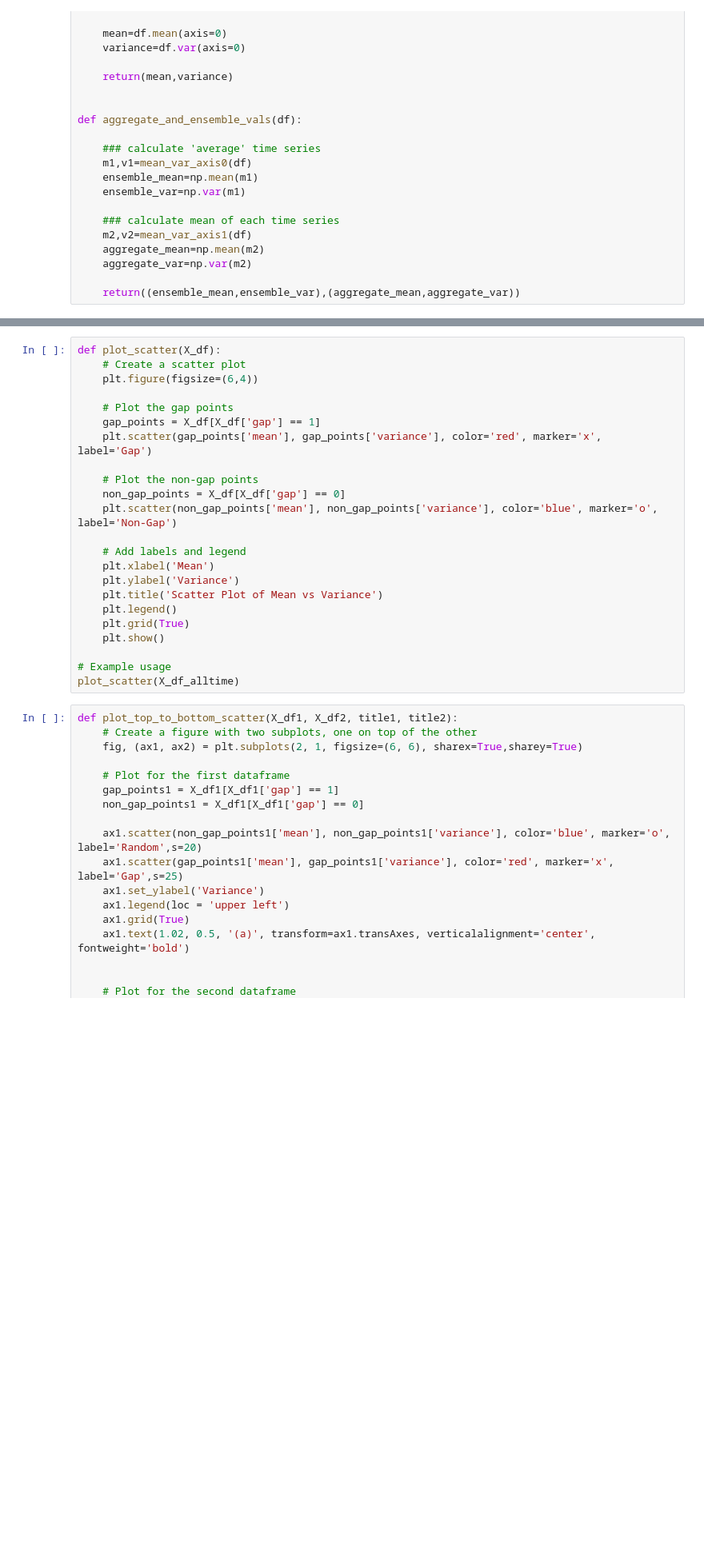
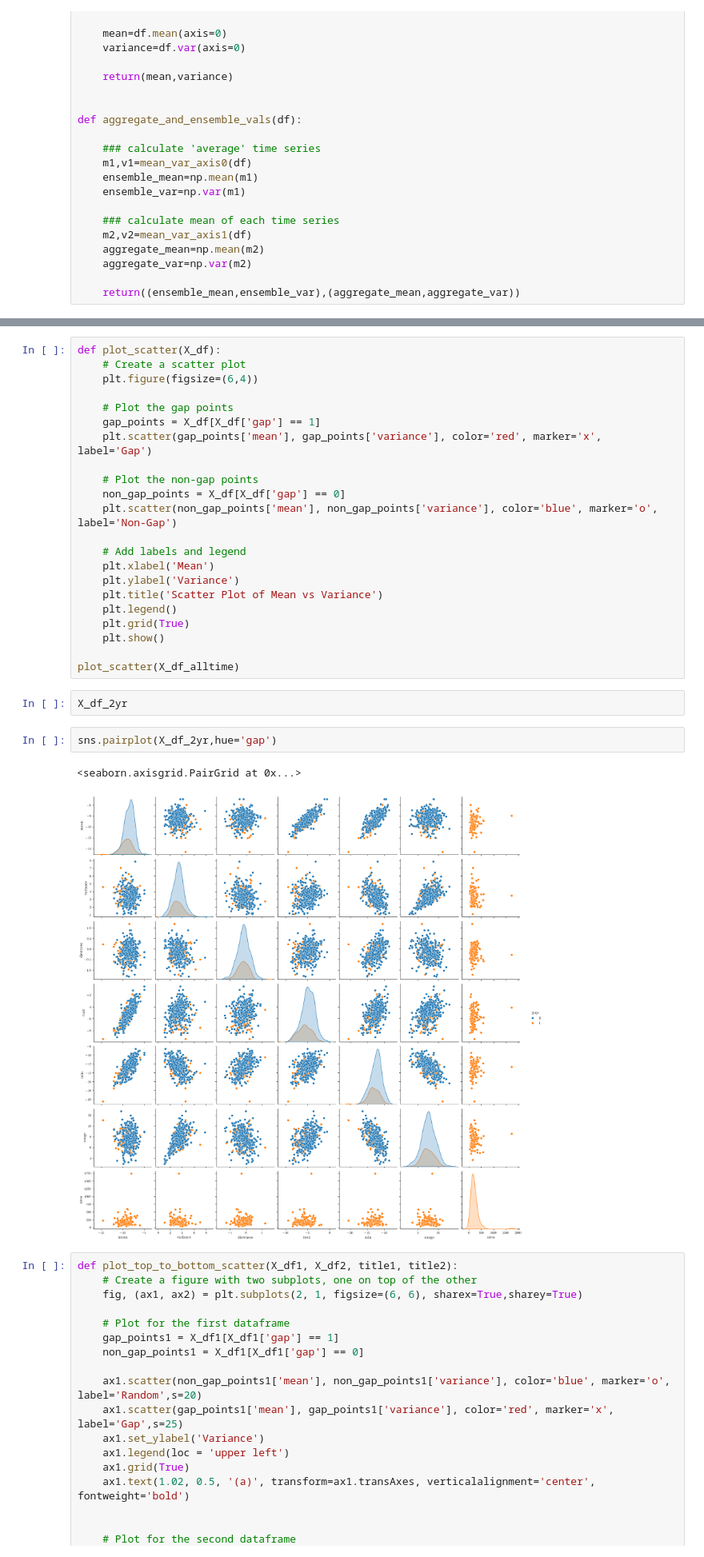
Before and after one commit to ol-webb/tree_gaps4, a Jupyter notebook: all_gaps_mk2/main1.ipynb, the cells around one changed output, grey strips where cells are left out. Shown at 80% size. Cells and saved outputs as stored; diff of their text form; blank space fills up the shorter version.

```diff
--- a/all_gaps_mk2/main1.ipynb
+++ b/all_gaps_mk2/main1.ipynb
@@ -1524,8 +1604,14 @@ def plot_scatter(X_df):
     plt.grid(True)
     plt.show()
 
-# Example usage
 plot_scatter(X_df_alltime)
+# %%
+X_df_2yr
+# %%
+sns.pairplot(X_df_2yr,hue='gap')
+# %% [output]
+<seaborn.axisgrid.PairGrid at 0x...>
+[figure, added]
 # %%
 def plot_top_to_bottom_scatter(X_df1, X_df2, title1, title2):
     # Create a figure with two subplots, one on top of the other
```
Also changed, not shown: parts of 18 cells of this notebook, 1 other file.
